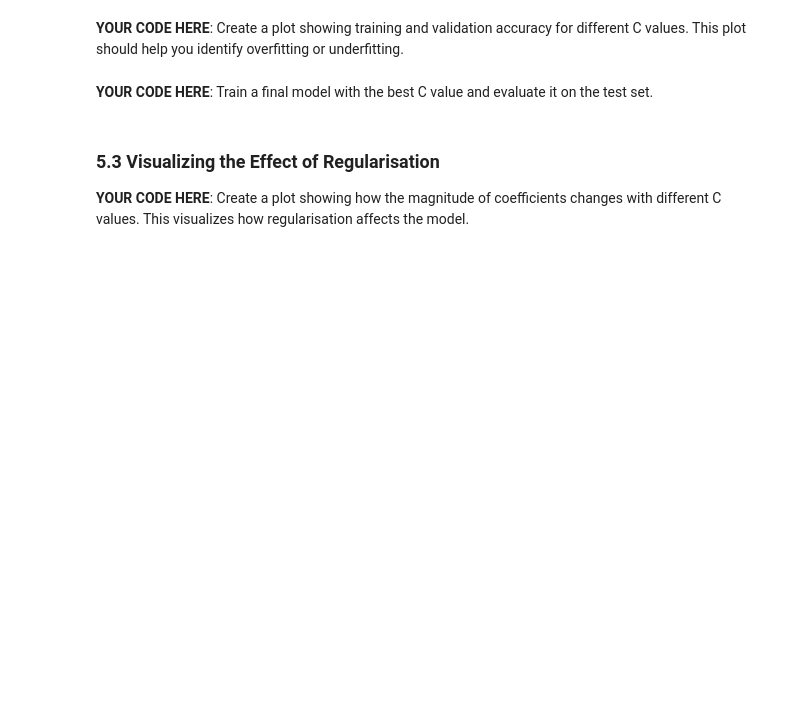
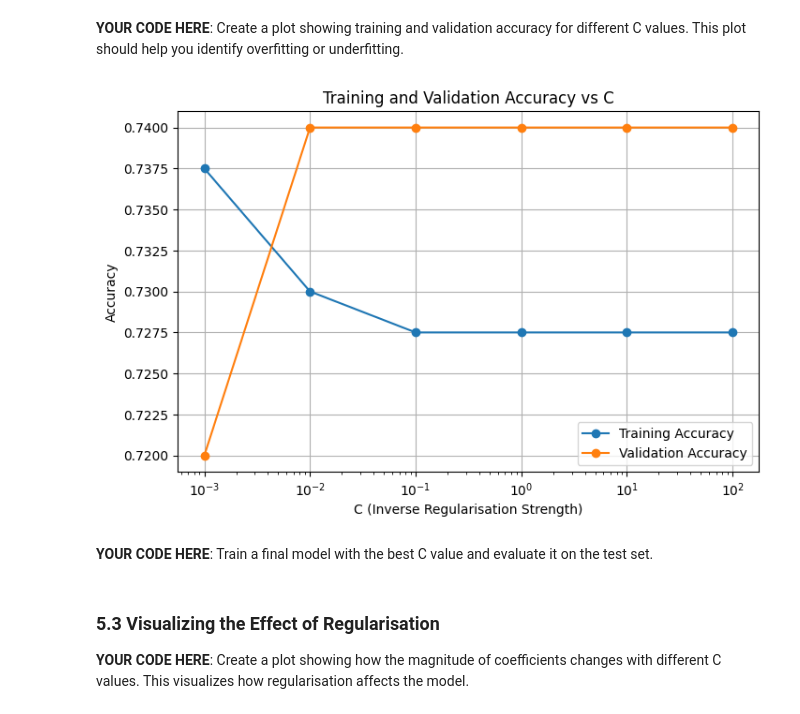
Before and after one commit to EricMurray-e-m-dev/ML-Labs, a Jupyter notebook: Week 03/logistic_regression_lab.ipynb, the cells around one changed output. Saved outputs shown, nothing was run; the diff lists cells and outputs as text; code cells hidden in the pictures; blank space fills up the shorter version.

```diff
--- a/Week 03/logistic_regression_lab.ipynb
+++ b/Week 03/logistic_regression_lab.ipynb
@@ -515,2 +615,28 @@ Subclasses:     LogisticRegressionCV
+# %%
+# YOUR CODE HERE
+# Plot training and validation accuracy vs C
+# Use a log scale for the x-axis (plt.xscale('log'))
+
+# YOUR CODE HERE
+# Train final model with best C
+# Evaluate on test set
+
+import matplotlib.pyplot as plt
+
+plt.figure(figsize=(8, 5))
+
+plt.plot(C_values, train_accuracies, marker='o', label='Training Accuracy')
+plt.plot(C_values, val_accuracies, marker='o', label='Validation Accuracy')
+
+plt.xscale('log')
+plt.xlabel('C (Inverse Regularisation Strength)')
+plt.ylabel('Accuracy')
+plt.title('Training and Validation Accuracy vs C')
+plt.legend()
+plt.grid(True)
+
+plt.show()
+# %% [output]
+[figure, added]
 # %% [markdown]
 **YOUR CODE HERE**: Train a final model with the best C value and evaluate it on the test set.
```
Also changed, not shown: parts of 15 cells of this notebook, 1 other file.
